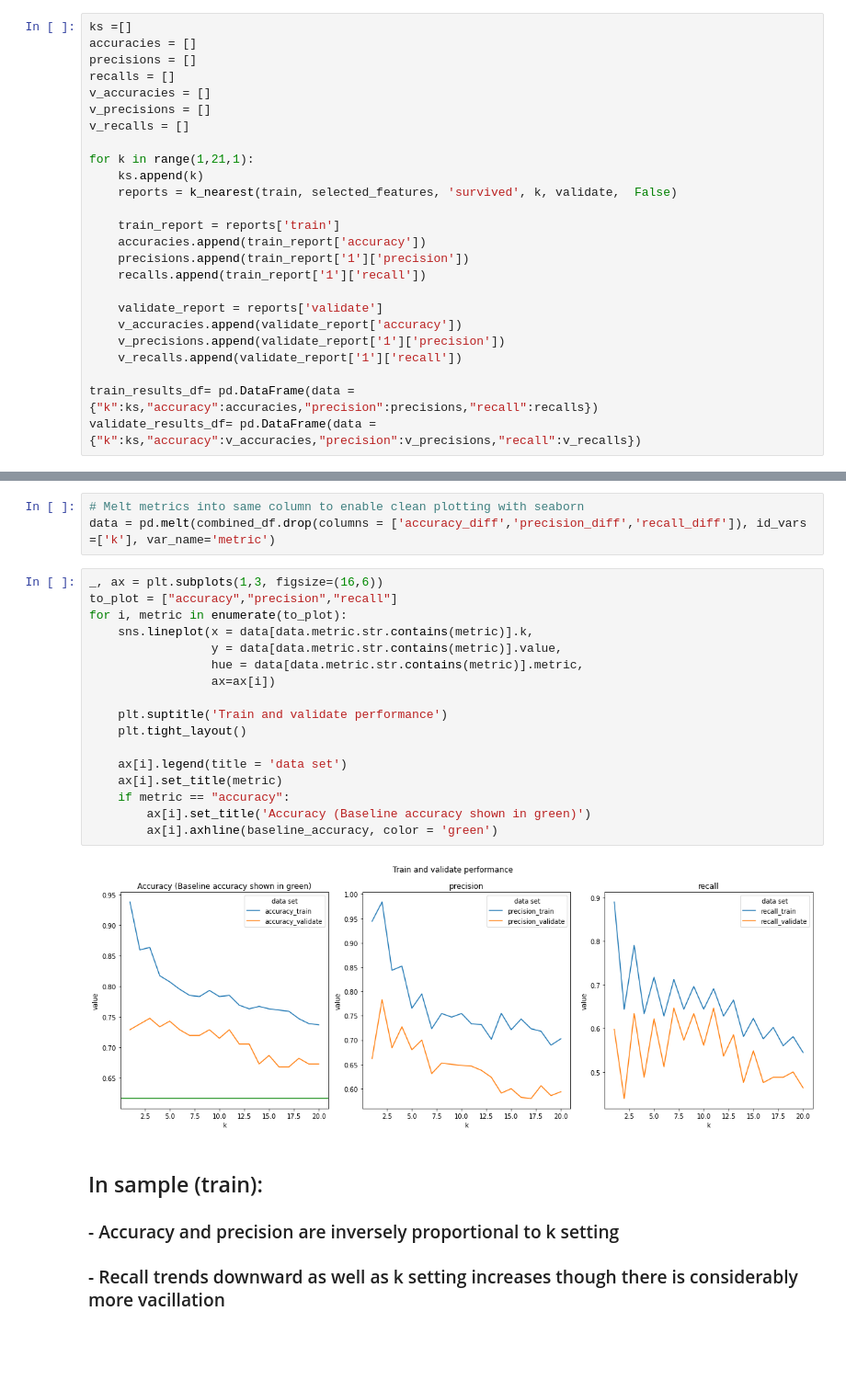
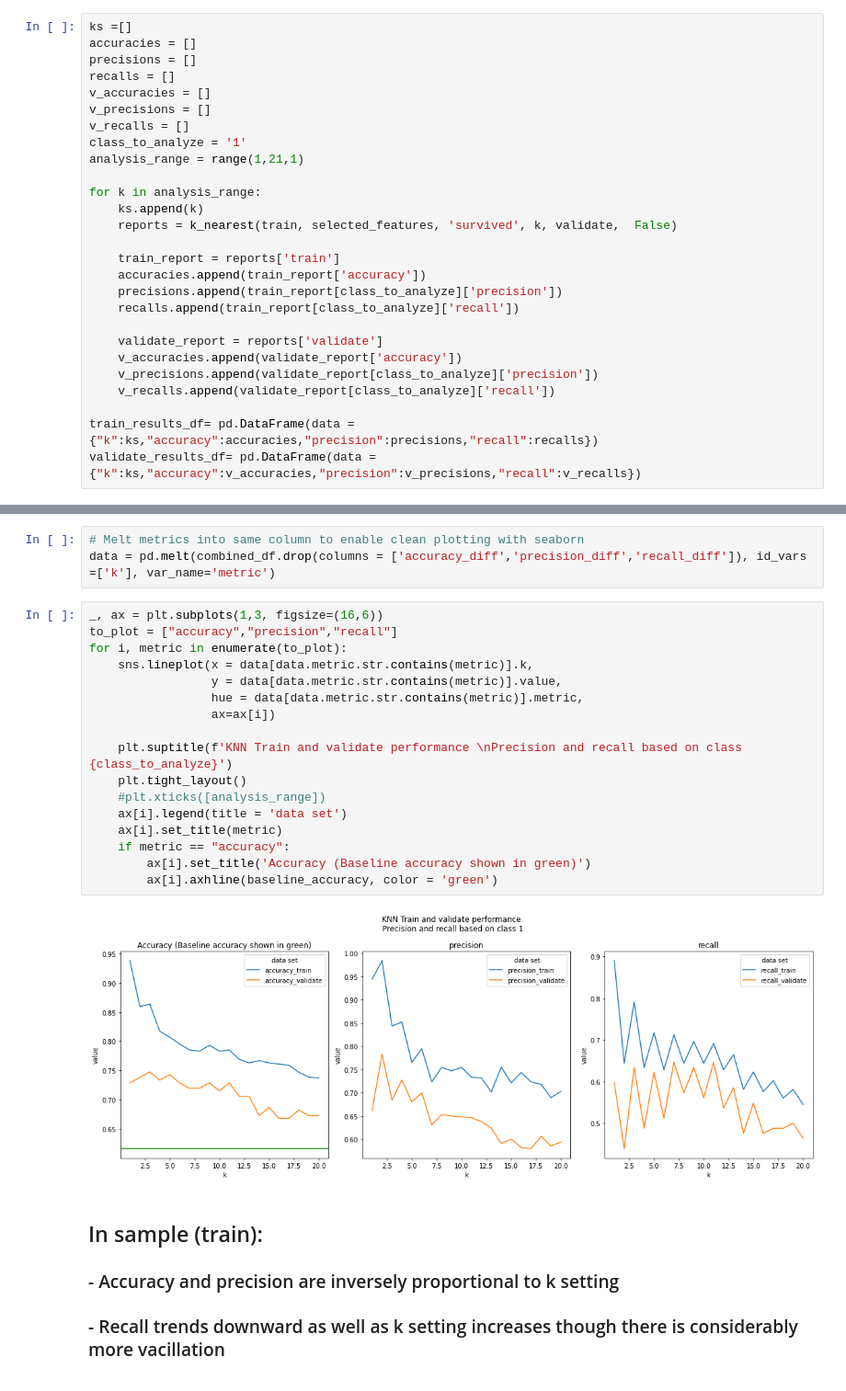
Before and after one commit to jesse-d-marder/classification-exercises, a Jupyter notebook: model.ipynb, the cells around one changed output, grey strips where cells are left out. Shown at 92% size. Saved outputs shown, nothing was run; the diff lists cells and outputs as text; blank space fills up the shorter version.

```diff
--- a/model.ipynb
+++ b/model.ipynb
@@ -823,20 +825,22 @@ recalls = []
 v_accuracies = []
 v_precisions = []
 v_recalls = []
+class_to_analyze = '1'
+analysis_range = range(1,21,1)
 
-for k in range(1,21,1):
+for k in analysis_range:
     ks.append(k)
     reports = k_nearest(train, selected_features, 'survived', k, validate,  False)
 
     train_report = reports['train']
     accuracies.append(train_report['accuracy'])
-    precisions.append(train_report['1']['precision'])
-    recalls.append(train_report['1']['recall'])
+    precisions.append(train_report[class_to_analyze]['precision'])
+    recalls.append(train_report[class_to_analyze]['recall'])
 
     validate_report = reports['validate']
     v_accuracies.append(validate_report['accuracy'])
-    v_precisions.append(validate_report['1']['precision'])
-    v_recalls.append(validate_report['1']['recall'])
+    v_precisions.append(validate_report[class_to_analyze]['precision'])
+    v_recalls.append(validate_report[class_to_analyze]['recall'])
 
 train_results_df= pd.DataFrame(data = {"k":ks,"accuracy":accuracies,"precision":precisions,"recall":recalls})
 validate_results_df= pd.DataFrame(data = {"k":ks,"accuracy":v_accuracies,"precision":v_precisions,"recall":v_recalls})
@@ -852,22 +856,22 @@ data = pd.melt(combined_df.drop(columns = ['accuracy_diff','precision_diff','rec
 # %%
 _, ax = plt.subplots(1,3, figsize=(16,6))
 to_plot = ["accuracy","precision","recall"]
 for i, metric in enumerate(to_plot):
     sns.lineplot(x = data[data.metric.str.contains(metric)].k,
                  y = data[data.metric.str.contains(metric)].value,
                  hue = data[data.metric.str.contains(metric)].metric,
                  ax=ax[i])
 
-    plt.suptitle('Train and validate performance')
+    plt.suptitle(f'KNN Train and validate performance \nPrecision and recall based on class {class_to_analyze}')
     plt.tight_layout()
-
+    #plt.xticks([analysis_range])
     ax[i].legend(title = 'data set')
     ax[i].set_title(metric)
     if metric == "accuracy":
         ax[i].set_title('Accuracy (Baseline accuracy shown in green)')
         ax[i].axhline(baseline_accuracy, color = 'green')
 # %% [output]
-[figure, old version]
+[figure, new version]
 # %% [markdown]
 ## In sample (train):
 ### - Accuracy and precision are inversely proportional to k setting
```
Also changed, not shown: parts of 4 cells of this notebook, 1 other file.
